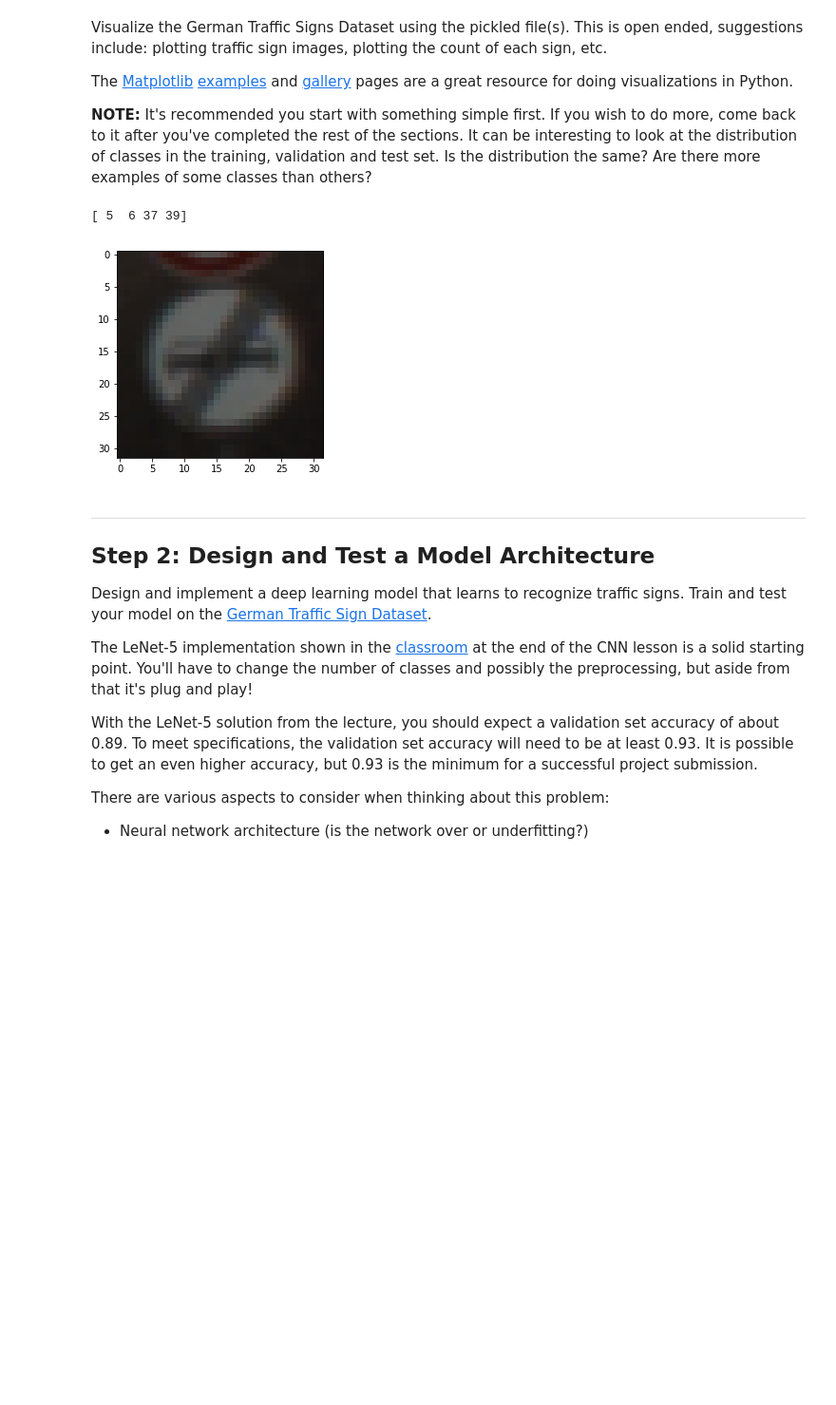
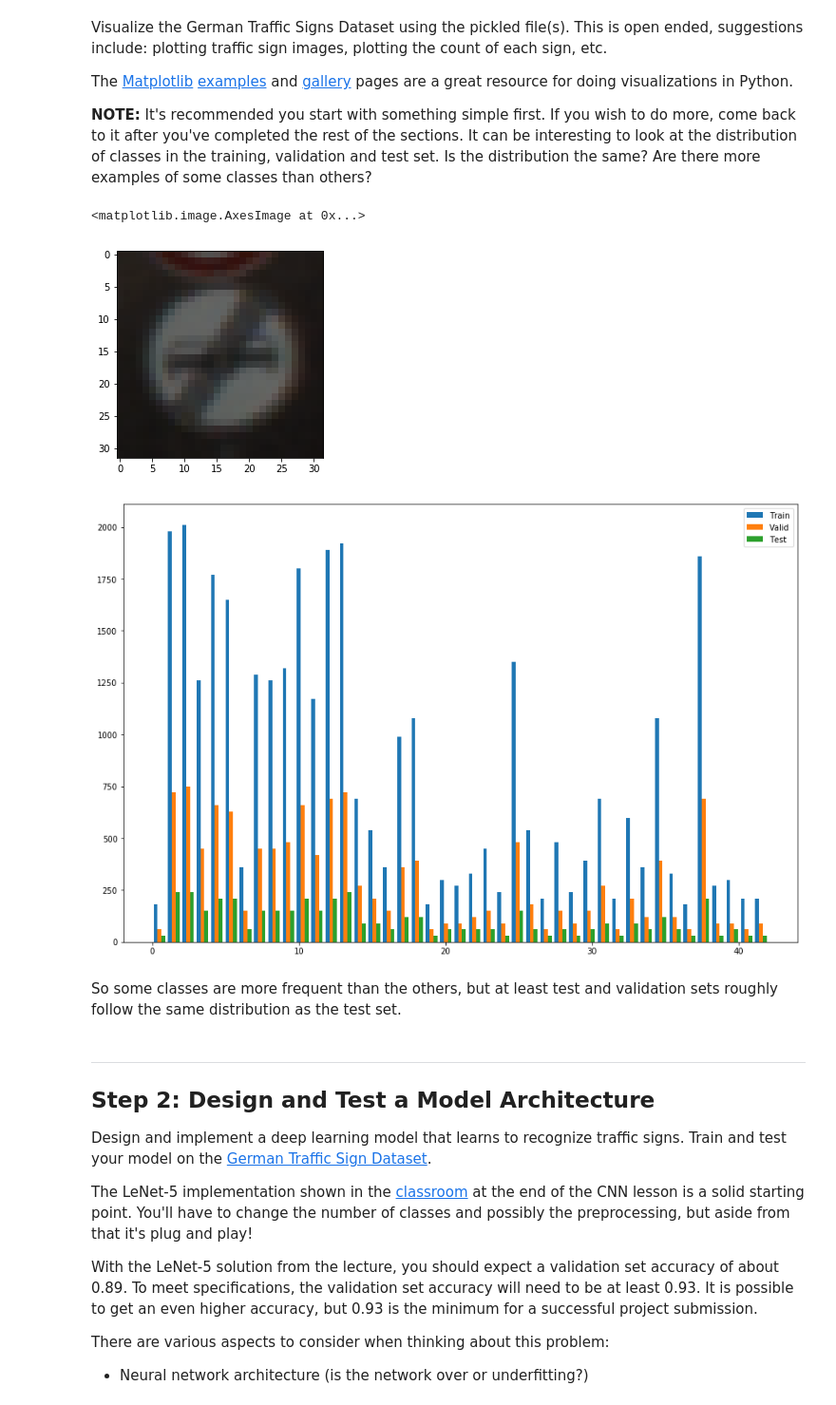
Before and after one commit to dzx/CarND-Traffic-Sign-Classifier-Project, a Jupyter notebook: Traffic_Sign_Classifier.ipynb, the cells around one changed output. Shown at 95% size. Saved outputs shown, nothing was run; the diff lists cells and outputs as text; code cells hidden in the pictures; blank space fills up the shorter version.

```diff
--- a/Traffic_Sign_Classifier.ipynb
+++ b/Traffic_Sign_Classifier.ipynb
@@ -111,10 +106,18 @@ import matplotlib.pyplot as plt
 # Visualizations will be shown in the notebook.
 %matplotlib inline
 plt.imshow(X_train[20])
-print(train["coords"][20])
 # %% [output]
-[ 5  6 37 39]
+<matplotlib.image.AxesImage at 0x...>
 [figure]
+# %%
+fig, ax = plt.subplots(figsize=(15,10))
+ax.hist((y_train, y_valid, y_test), bins=n_classes, label=('Train', 'Valid', 'Test'))
+ax.legend(prop={'size': 10})
+plt.show()
+# %% [output]
+[figure, added]
+# %% [markdown]
+So some classes are more frequent than the others, but at least test and validation sets roughly follow the same distribution as the test set.
 # %% [markdown]
 ----
 
```
Also changed, not shown: parts of 12 cells of this notebook.
